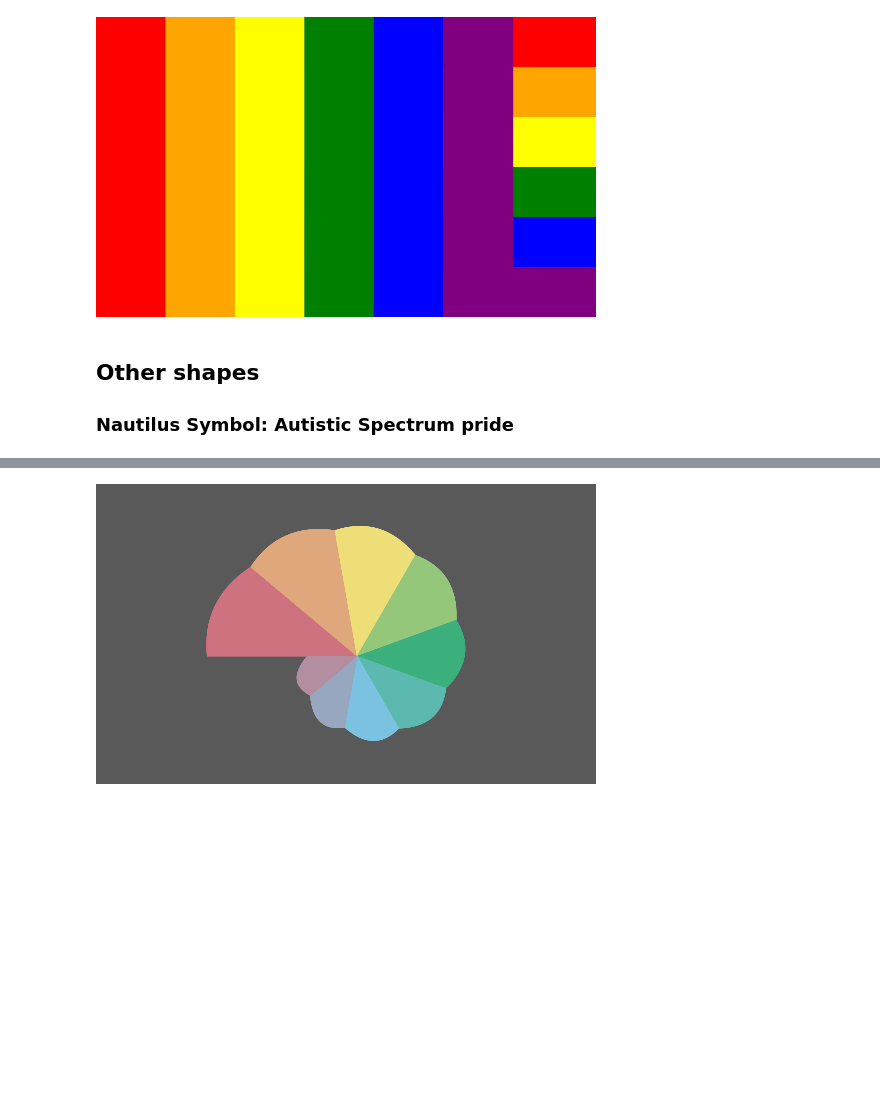
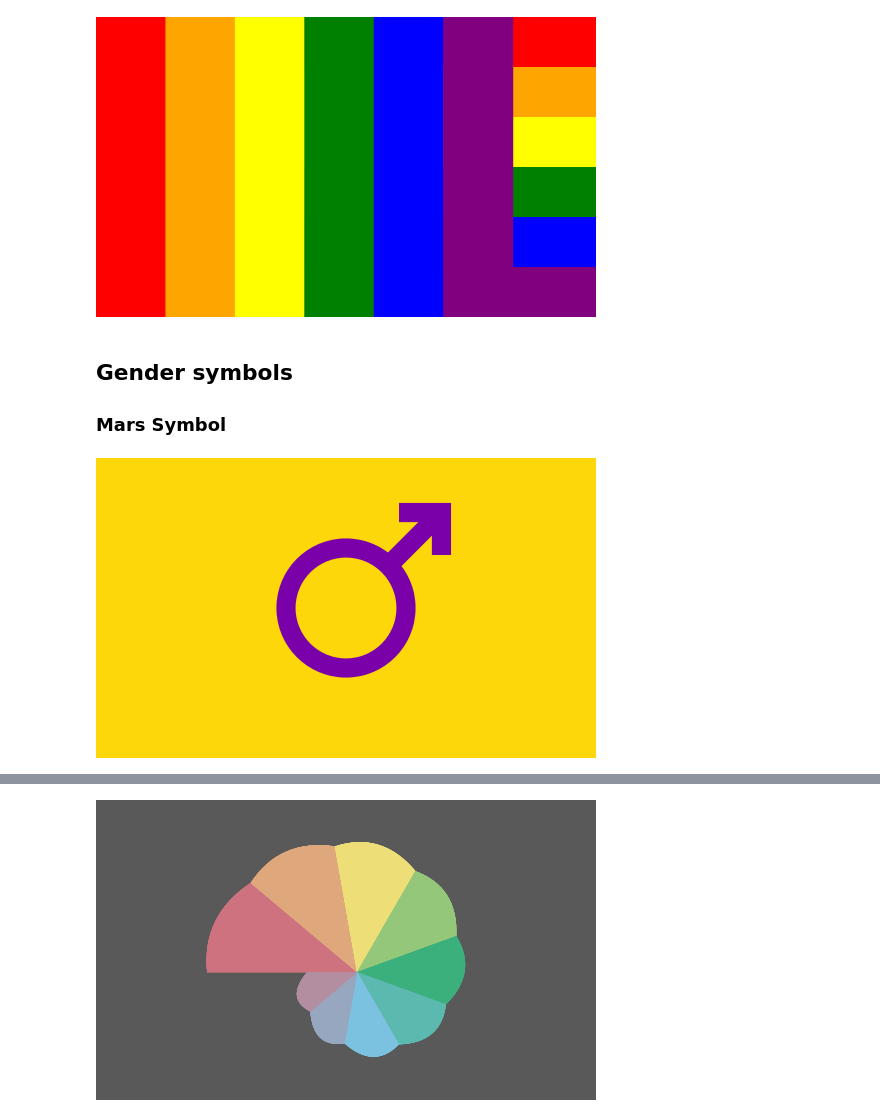
Before and after one commit to intervexual/drawpride, a Jupyter notebook: examples.ipynb, the cells around one changed output, grey strips where cells are left out. Saved outputs shown, nothing was run; the diff lists cells and outputs as text; code cells hidden in the pictures; blank space fills up the shorter version.

Commit message:
Adding some basic gender symbols.

```diff
--- a/examples.ipynb
+++ b/examples.ipynb
@@ -579,5 +578,13 @@ filelocations = save_flag(d, 'rainbow_buddhist', outdir, show_image=True)
 # %% [output]
 [figure]
 # %% [markdown]
-## Other shapes
-### Nautilus Symbol: Autistic Spectrum pride
+## Gender symbols
+### Mars Symbol
+# %%
+# intersex man; gender symbols are by default centred around the middle of the cicle to allow easier stacking
+d = draw.Drawing(500, 300)
+draw_horiz_bars(d, [intersex_yellow])
+draw_mars_symbol(d, intersex_purple, size_ratio=1.15)
+filelocations = save_flag(d, 'intersex_man', outdir, show_image=True)
+# %% [output]
+[figure, added]
```
Also changed, not shown: parts of 15 cells of this notebook, 42 other files.
